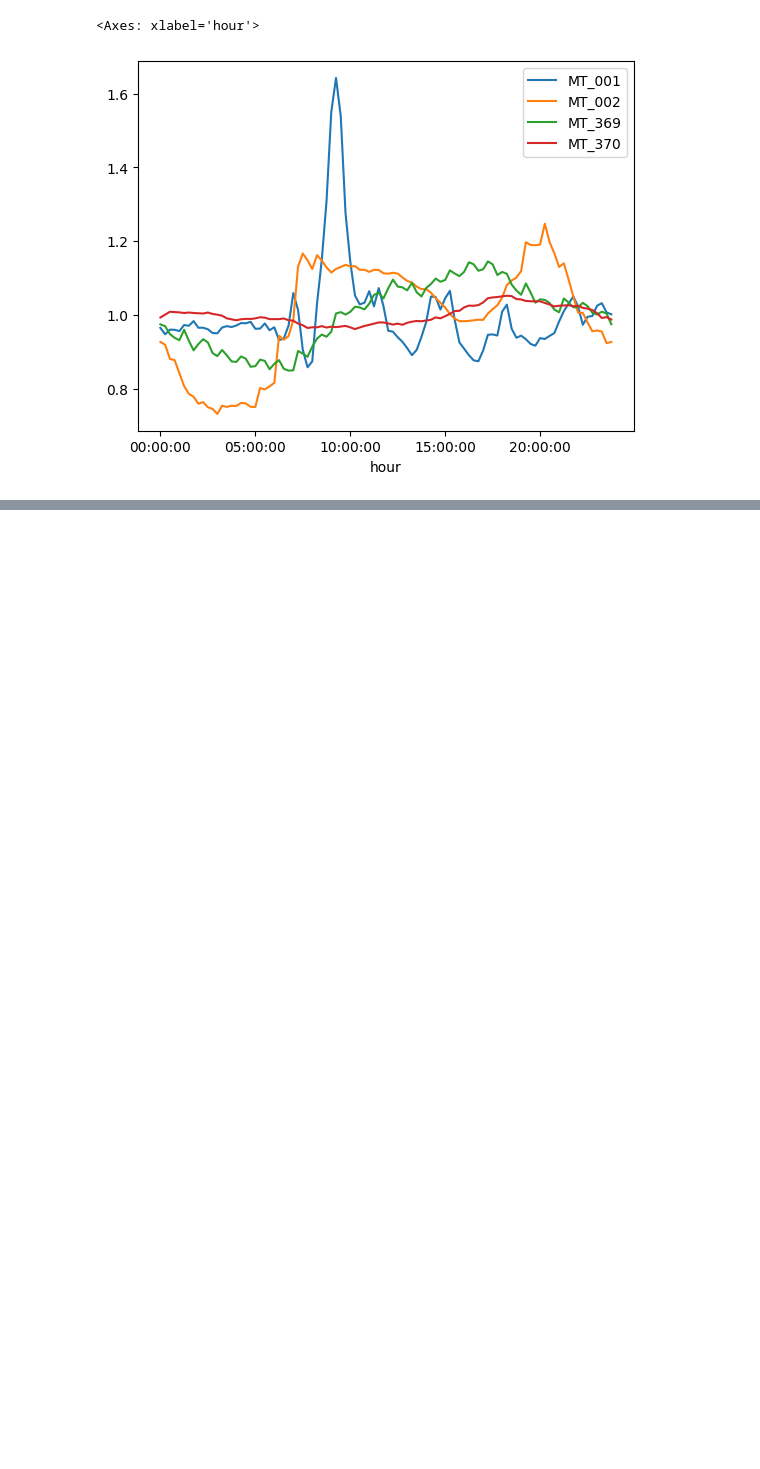
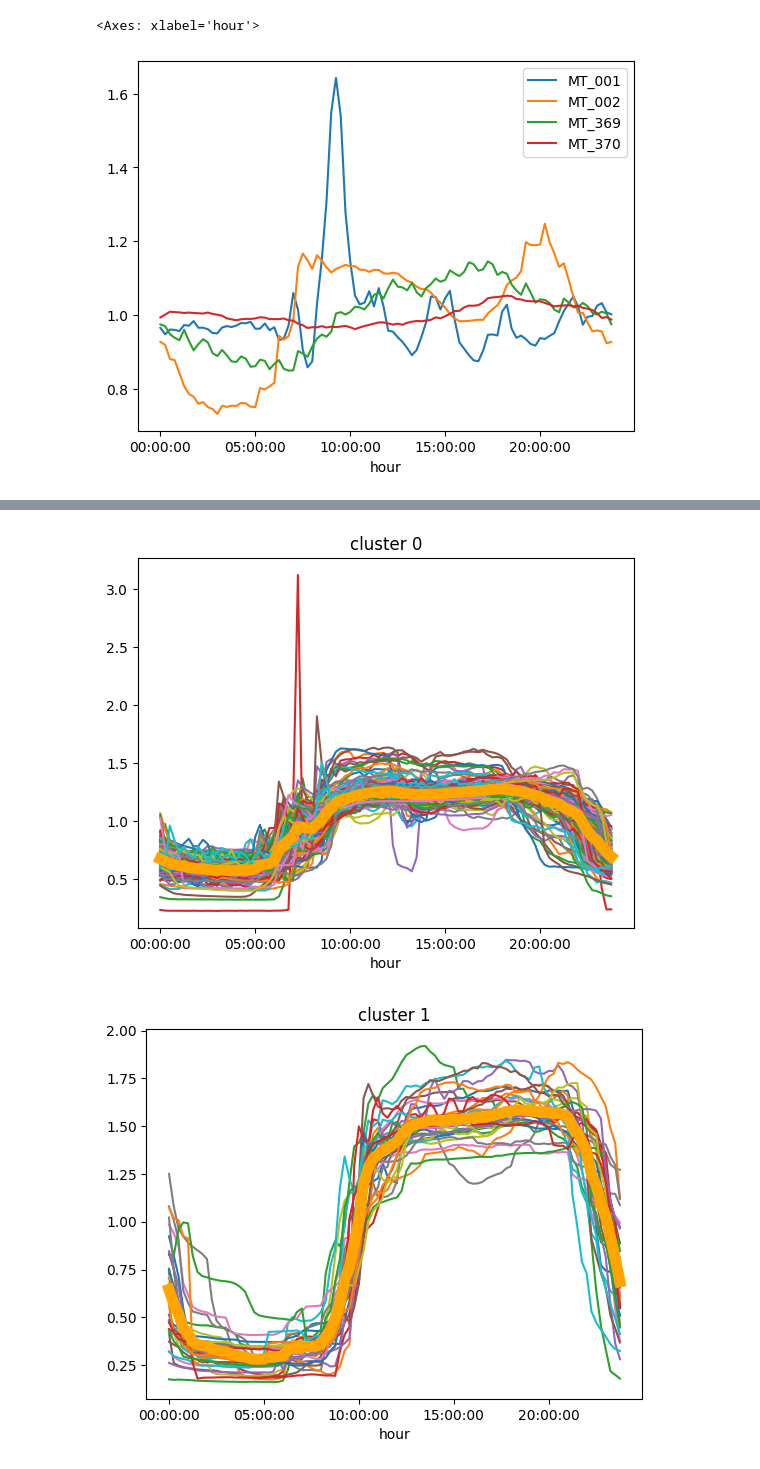
Before and after one commit to jreid94/schulich_data_science, a Jupyter notebook: Data Science 2/In Class Work/class4_Clustering.ipynb, the cells around one changed output, grey strips where cells are left out. Cells and saved outputs as stored; diff of their text form; code cells hidden in the pictures; blank space fills up the shorter version.

```diff
--- a/Data Science 2/In Class Work/class4_Clustering.ipynb
+++ b/Data Science 2/In Class Work/class4_Clustering.ipynb
@@ -138,0 +187,13 @@ average_curves_normalized[['MT_001','MT_002','MT_369','MT_370']].plot()
+# %%
+K = 6
+kmeans = KMeans(n_clusters=K, random_state=0).fit(X)
+# %%
+# create plots
+
+for c in range(K):
+    average_curves_normalized.T[kmeans.labels_==c].T.plot(legend=False)
+    plt.plot(kmeans.cluster_centers_[c], linewidth=8, color='orange')
+    plt.title("cluster "+str(c))
+# %% [output]
+[figure, added]
+[figure, added]
```
Also changed, not shown: parts of 17 cells of this notebook, 2 other files.
